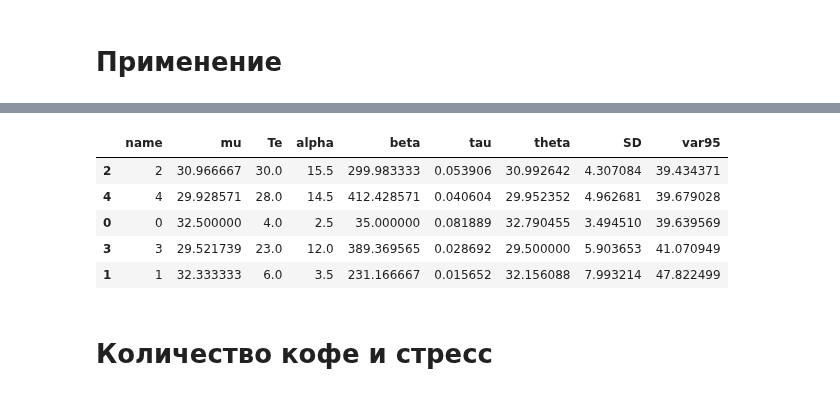
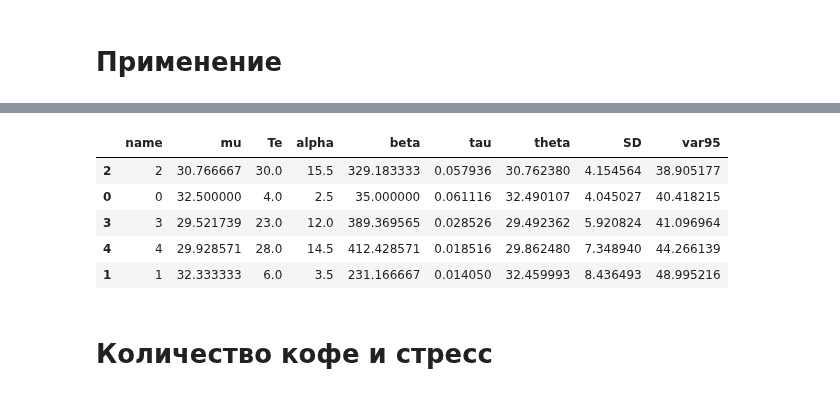
Before and after one commit to ksetdekov/trip_choice_optimizer, a Jupyter notebook: coffee-amount-optimization.ipynb, the cells around one changed output, grey strips where cells are left out. Drawn from its saved outputs; the diff is of its cells as text; code cells hidden in the pictures.

```diff
--- a/coffee-amount-optimization.ipynb
+++ b/coffee-amount-optimization.ipynb
@@ -276,7 +276,8 @@ events = {
     datetime(2025, 3,29): (1, 46),
     datetime(2025, 3,30): (3, 32),
     datetime(2025, 3,31): (1, 22),
-    datetime(2025, 4, 1): (3, 20)
+    datetime(2025, 4, 1): (3, 20),
+    datetime(2025, 4, 2): (2, 23)
 
 }
 
@@ -290,9 +291,9 @@ cups.process_events(events, days=91)
 |  | name | mu | Te | alpha | beta | tau | theta | SD | var95 |
-| 2 | 2 | 30.966667 | 30.0 | 15.5 | 299.983333 | 0.053906 | 30.992642 | 4.307084 | 39.434371 |
-| 4 | 4 | 29.928571 | 28.0 | 14.5 | 412.428571 | 0.040604 | 29.952352 | 4.962681 | 39.679028 |
-| 0 | 0 | 32.500000 | 4.0 | 2.5 | 35.000000 | 0.081889 | 32.790455 | 3.494510 | 39.639569 |
-| 3 | 3 | 29.521739 | 23.0 | 12.0 | 389.369565 | 0.028692 | 29.500000 | 5.903653 | 41.070949 |
-| 1 | 1 | 32.333333 | 6.0 | 3.5 | 231.166667 | 0.015652 | 32.156088 | 7.993214 | 47.822499 |
+| 2 | 2 | 30.766667 | 30.0 | 15.5 | 329.183333 | 0.057936 | 30.762380 | 4.154564 | 38.905177 |
+| 0 | 0 | 32.500000 | 4.0 | 2.5 | 35.000000 | 0.061116 | 32.490107 | 4.045027 | 40.418215 |
+| 3 | 3 | 29.521739 | 23.0 | 12.0 | 389.369565 | 0.028526 | 29.492362 | 5.920824 | 41.096964 |
+| 4 | 4 | 29.928571 | 28.0 | 14.5 | 412.428571 | 0.018516 | 29.862480 | 7.348940 | 44.266139 |
+| 1 | 1 | 32.333333 | 6.0 | 3.5 | 231.166667 | 0.014050 | 32.459993 | 8.436493 | 48.995216 |
 # %% [markdown]
 # Количество кофе и стресс
 # %%
```
Also changed, not shown: parts of 6 cells of this notebook.
